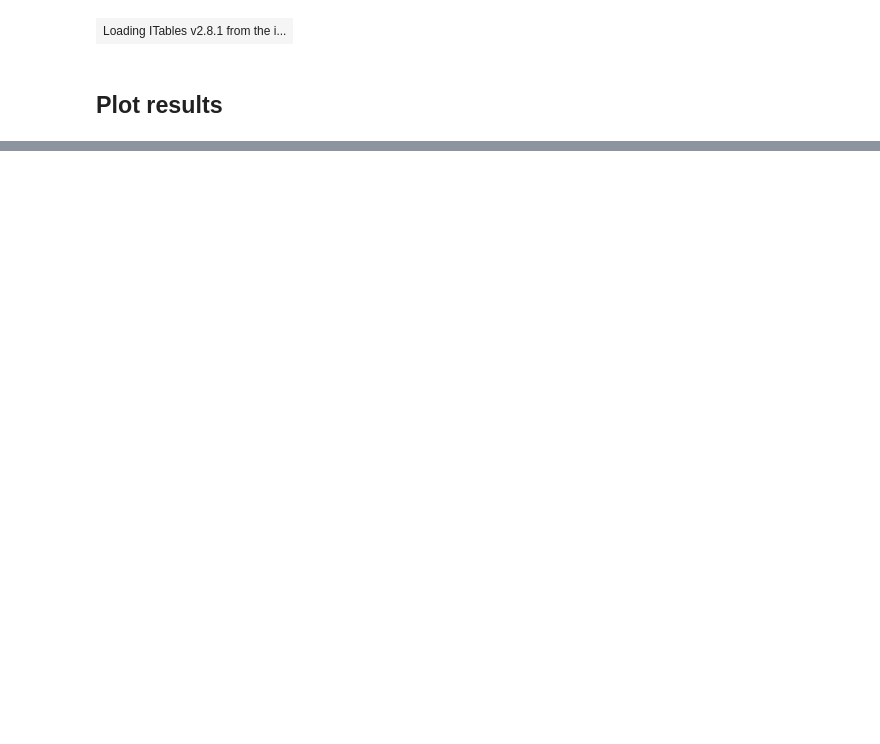
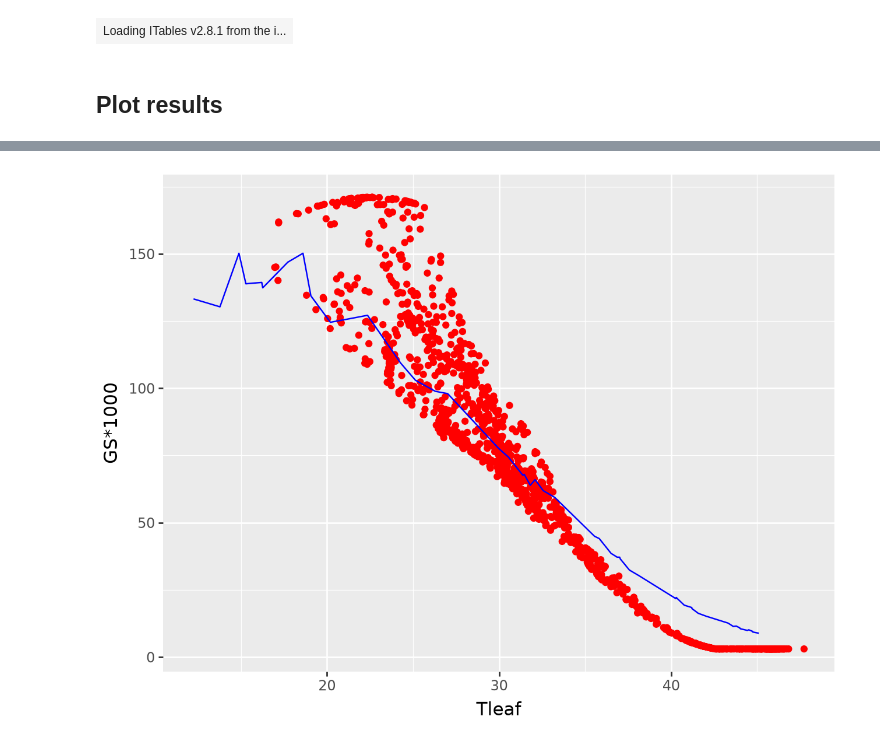
Before and after one commit to ecamo19/plant_hydraulics, a Jupyter notebook: nbs/305_tutorial_sureau_medlyn.ipynb, the cells around one changed output, grey strips where cells are left out. Drawn from its saved outputs; the diff is of its cells as text; code cells hidden in the pictures; blank space fills up the shorter version.

```diff
--- a/nbs/305_tutorial_sureau_medlyn.ipynb
+++ b/nbs/305_tutorial_sureau_medlyn.ipynb
@@ -57,10 +55,16 @@ veg_params = SurEauVegetationParams()
 # %%
+# Vegetation parameters
+veg_params = SurEauVegetationParams()
+
 # Leaf area index (m²/m²). Higher = more transpiration.
-veg_params.LAI_max = 4.5
+veg_params.LAI_max = 2.5
 
 veg_params.foliage = "Evergreen"
 
 veg_params.transpiration_model = "Medlyn"
+
+veg_params.g_crown0 = 1e4
+
 
 # Params from Drake
 veg_params.vcmax25 = 34
@@ -76,33 +80,34 @@ veg_params.jmaxse = 633
 veg_params.g1_medlyn = 2.9
 veg_params.g0_medlyn = 0.003
 
-
 # ψ at 50% loss of leaf conductance (MPa)
-veg_params.P50_VC_leaf = -3.4
+veg_params.P50_VC_leaf = -3.89
 
 # ψ at 50% loss of stem conductance (MPa)
-veg_params.P50_VC_stem = -3.4
+veg_params.P50_VC_stem = -3.89
 
 # Steepness of vulnerability sigmoid (%/MPa)
-veg_params.slope_VC_leaf = 60
+veg_params.slope_VC_leaf = 50
 
 # ψ at 12% stomatal closure (MPa)
-veg_params.P12_gs = -2.07
+veg_params.P12_gs = -2.18
 
 # ψ at 88% stomatal closure (MPa)
-veg_params.P88_gs = -2.62
+veg_params.P88_gs = -4
 
 # Whole-plant conductance (mmol/m²/s/MPa)
-veg_params.k_plant_init = 0.62
+veg_params.k_plant_init = 100
 
 # At 20°C (mmol/m²/s)
 veg_params.gmin20 = 4.0
 
 # Temperature where cuticle melts (°C)
-veg_params.TPhase_gmin = 37.5
+veg_params.TPhase_gmin = 39
 
+veg_params.Q10_1_gmin = 1
 # Q10 above TPhase
-veg_params.Q10_2_gmin = 4.8
+veg_params.Q10_2_gmin = 3
+veg_params.gmin20 = 3
 # %%
 soil_params = SurEauSoilParams()
 # %% [markdown]
@@ -193,0 +222,9 @@ display(HTML(html_str))
+# %%
+ggplot() + \
+    geom_point(model_predictions, aes(x="Tleaf", y = "GS*1000"),  color='red') +  \
+    geom_line(results, aes(x="leaf_temperature", y = "gs_lim"),  color='blue') \
+    #geom_point(raw_chamber_data, aes(x = 'TargTempC_Avg', y = 'Trans')) + \
+    #geom_line(results, aes(x="leaf_temperature", y = "E_min"),  color='orange') + \
+    #ylim(0,4)
+# %% [output]
+[figure, added]
```
Also changed, not shown: parts of 10 cells of this notebook, 2 other files.
